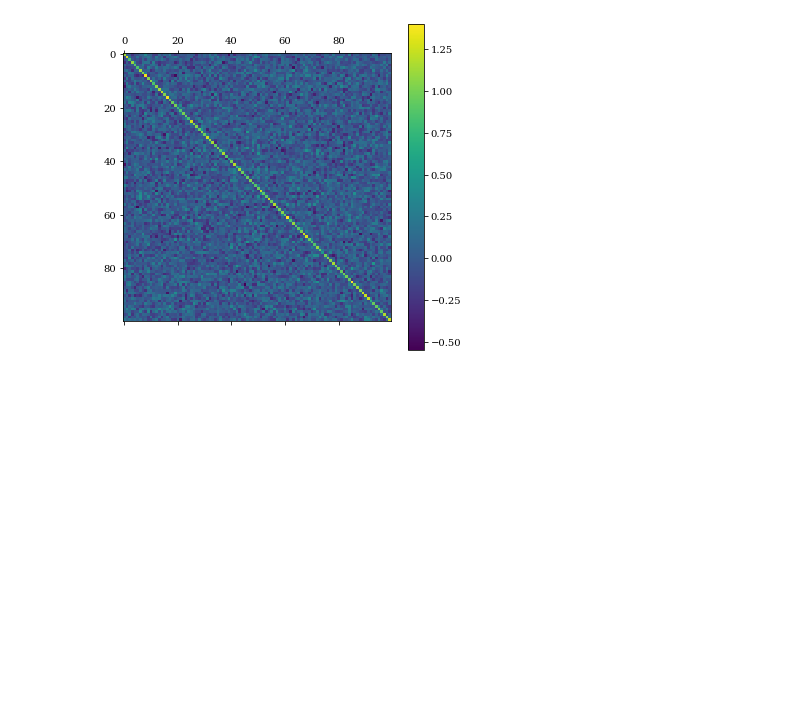
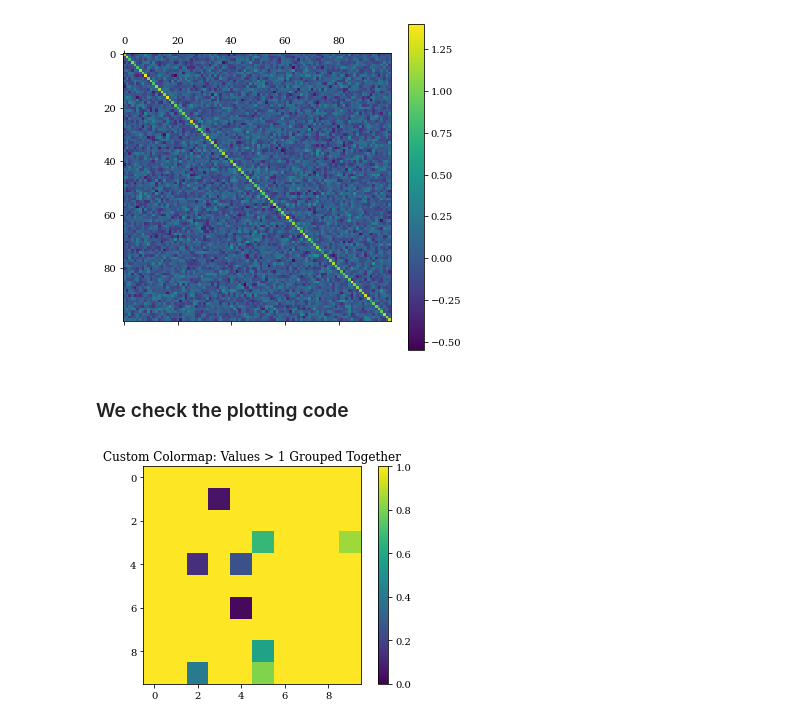
Before and after one commit to shivangrawat/perturbed_organics, a Jupyter notebook: examples/test.ipynb, the cells around one changed output. Cells and saved outputs as stored; diff of their text form; code cells hidden in the pictures; blank space fills up the shorter version.

Commit message:
testing plotting

```diff
--- a/examples/test.ipynb
+++ b/examples/test.ipynb
@@ -156,3 +156,32 @@ initial_type = "first_order"
 Wyy = torch.eye(N)
 # find the fixed point of the model
 model = organics.ORGaNICs2Dgeneral(params=params, b0=b0, b1=b1, sigma=sigma, tauA=tauA, tauY=tauY, Wyy=Wyy, Way=Way, z=z, initial_type=initial_type, run_jacobian=True)
+# %% [markdown]
+### We check the plotting code
+# %%
+import matplotlib.pyplot as plt
+import numpy as np
+import matplotlib.colors as mcolors
+
+# Generate example data
+data = np.random.rand(10, 10) * 10  # Values between 0 and 2
+
+# Custom normalization: values between 0 and 1 are scaled normally,
+# values > 1 are grouped together.
+class CustomNormalize(mcolors.Normalize):
+    def __call__(self, value, clip=None):
+        normalized = super().__call__(value, clip)
+        normalized[value > 1] = 1  # All values > 1 are mapped to 1
+        return normalized
+
+# Define the colormap
+cmap = plt.cm.viridis  # Example colormap
+norm = CustomNormalize(vmin=0, vmax=1)
+
+# Plotting
+plt.imshow(data, cmap=cmap, norm=norm)
+plt.colorbar()
+plt.title("Custom Colormap: Values > 1 Grouped Together")
+plt.show()
+# %% [output]
+[figure, added]
```
Also changed, not shown: parts of 3 cells of this notebook.
